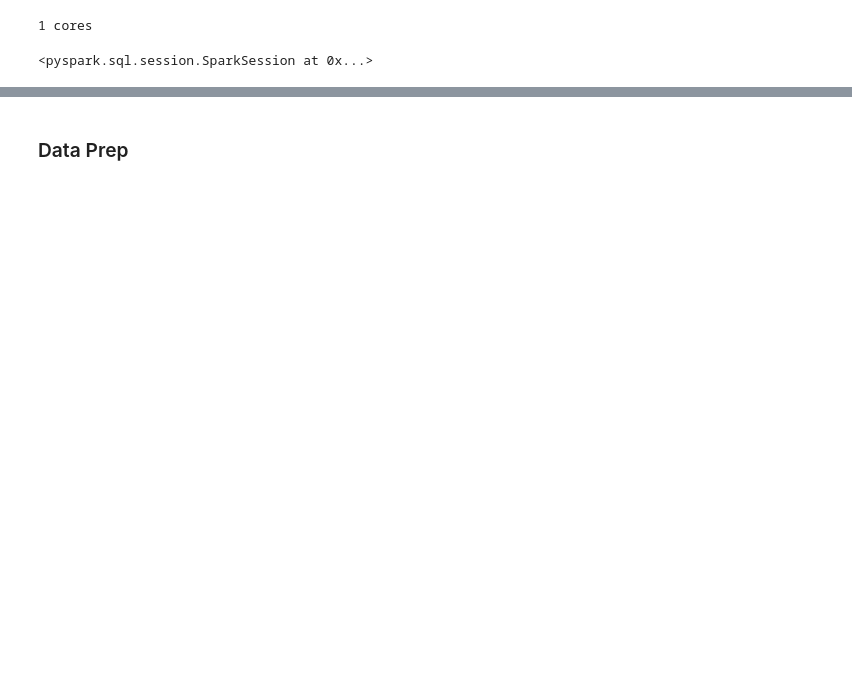
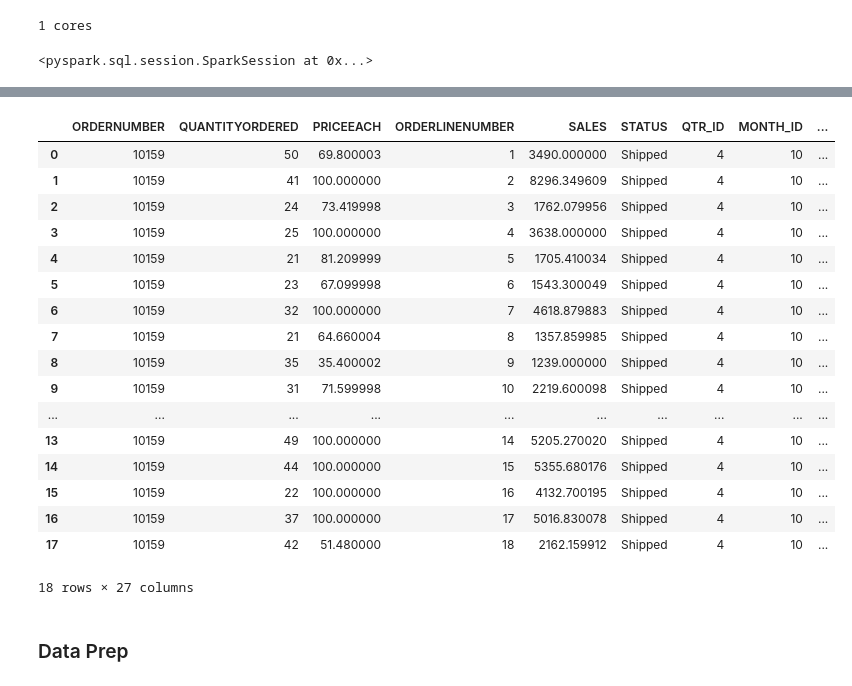
Before and after one commit to ahowe42/pyspark_explore, a Jupyter notebook: pyspark_essentials_udemy/MLLIB_Clustering_GMM.ipynb, the cells around one changed output, grey strips where cells are left out. Saved outputs shown, nothing was run; the diff lists cells and outputs as text; code cells hidden in the pictures; blank space fills up the shorter version.

```diff
--- a/pyspark_essentials_udemy/MLLIB_Clustering_GMM.ipynb
+++ b/pyspark_essentials_udemy/MLLIB_Clustering_GMM.ipynb
@@ -79,5 +79,27 @@ sales.show(truncate=False)
 |10329      |42             |100.0    |1              |4396.14|11/15/2004 0:00|Shipped|4     |11      |2004   |Motorcycles|95.0|S10_1678   |Land of Toys Inc.         |2125557818|897 Long Airport Avenu ...
 +-----------+---------------+---------+---------------+-------+---------------+-------+------+--------+-------+-----------+----+-----------+--------------------------+----------+---------------------- ...
 only showing top 20 rows
+# %%
+# check out an order - will need to aggregate the data by orderid
+display(sales.where(col('ORDERNUMBER')==10159).orderBy(col('ORDERLINENUMBER')).toPandas())
+# %% [output]
+|  | ORDERNUMBER | QUANTITYORDERED | PRICEEACH | ORDERLINENUMBER | SALES | STATUS | QTR_ID | MONTH_ID | ... |
+| 0 | 10159 | 50 | 69.800003 | 1 | 3490.000000 | Shipped | 4 | 10 | ... |
+| 1 | 10159 | 41 | 100.000000 | 2 | 8296.349609 | Shipped | 4 | 10 | ... |
+| 2 | 10159 | 24 | 73.419998 | 3 | 1762.079956 | Shipped | 4 | 10 | ... |
+| 3 | 10159 | 25 | 100.000000 | 4 | 3638.000000 | Shipped | 4 | 10 | ... |
+| 4 | 10159 | 21 | 81.209999 | 5 | 1705.410034 | Shipped | 4 | 10 | ... |
+| 5 | 10159 | 23 | 67.099998 | 6 | 1543.300049 | Shipped | 4 | 10 | ... |
+| 6 | 10159 | 32 | 100.000000 | 7 | 4618.879883 | Shipped | 4 | 10 | ... |
+| 7 | 10159 | 21 | 64.660004 | 8 | 1357.859985 | Shipped | 4 | 10 | ... |
+| 8 | 10159 | 35 | 35.400002 | 9 | 1239.000000 | Shipped | 4 | 10 | ... |
+| 9 | 10159 | 31 | 71.599998 | 10 | 2219.600098 | Shipped | 4 | 10 | ... |
+| ... | ... | ... | ... | ... | ... | ... | ... | ... | ... |
+| 13 | 10159 | 49 | 100.000000 | 14 | 5205.270020 | Shipped | 4 | 10 | ... |
+| 14 | 10159 | 44 | 100.000000 | 15 | 5355.680176 | Shipped | 4 | 10 | ... |
+| 15 | 10159 | 22 | 100.000000 | 16 | 4132.700195 | Shipped | 4 | 10 | ... |
+| 16 | 10159 | 37 | 100.000000 | 17 | 5016.830078 | Shipped | 4 | 10 | ... |
+| 17 | 10159 | 42 | 51.480000 | 18 | 2162.159912 | Shipped | 4 | 10 | ... |
+18 rows × 27 columns
 # %% [markdown]
 ### Data Prep
```
Also changed, not shown: parts of 9 cells of this notebook.
